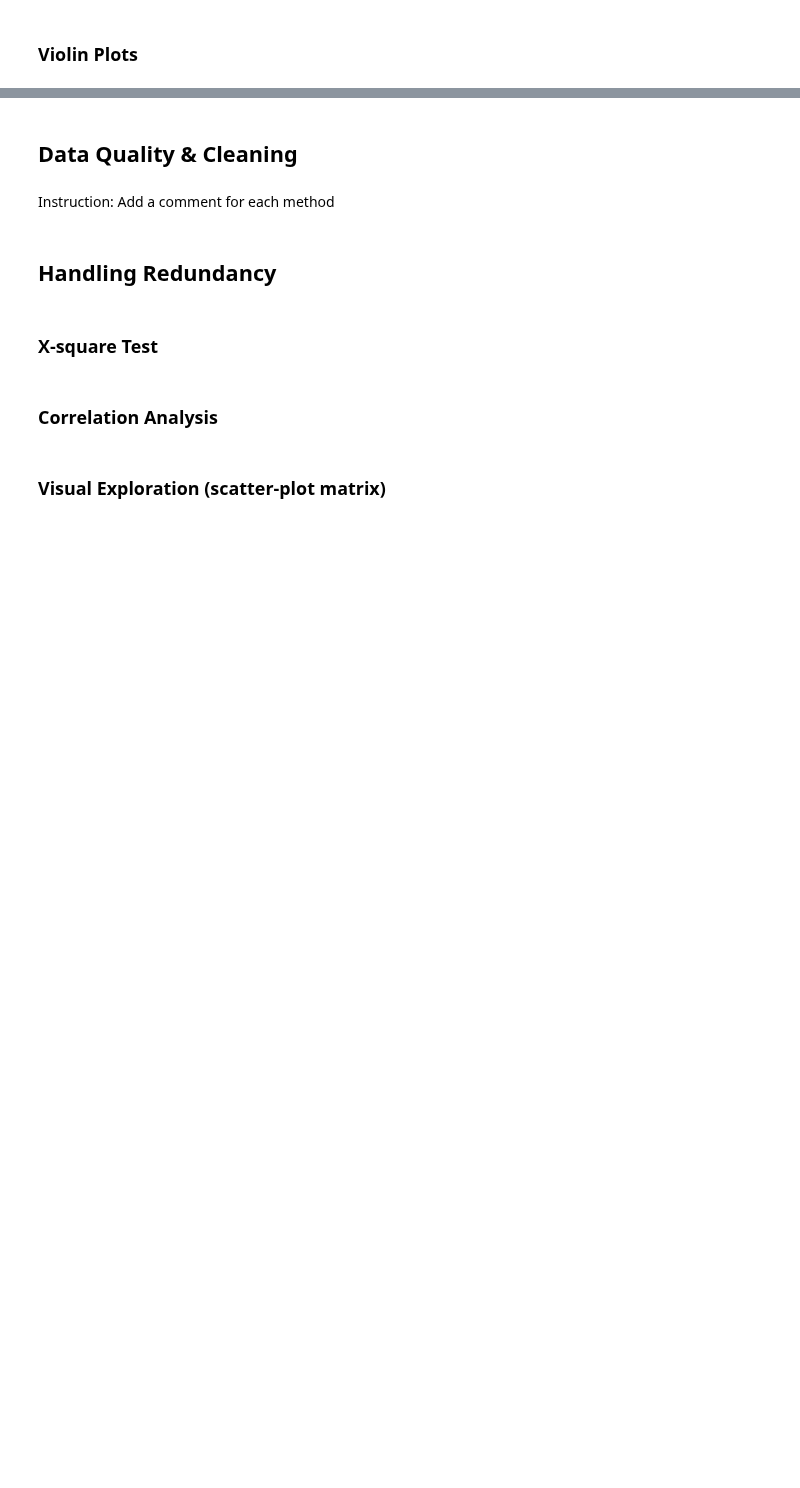
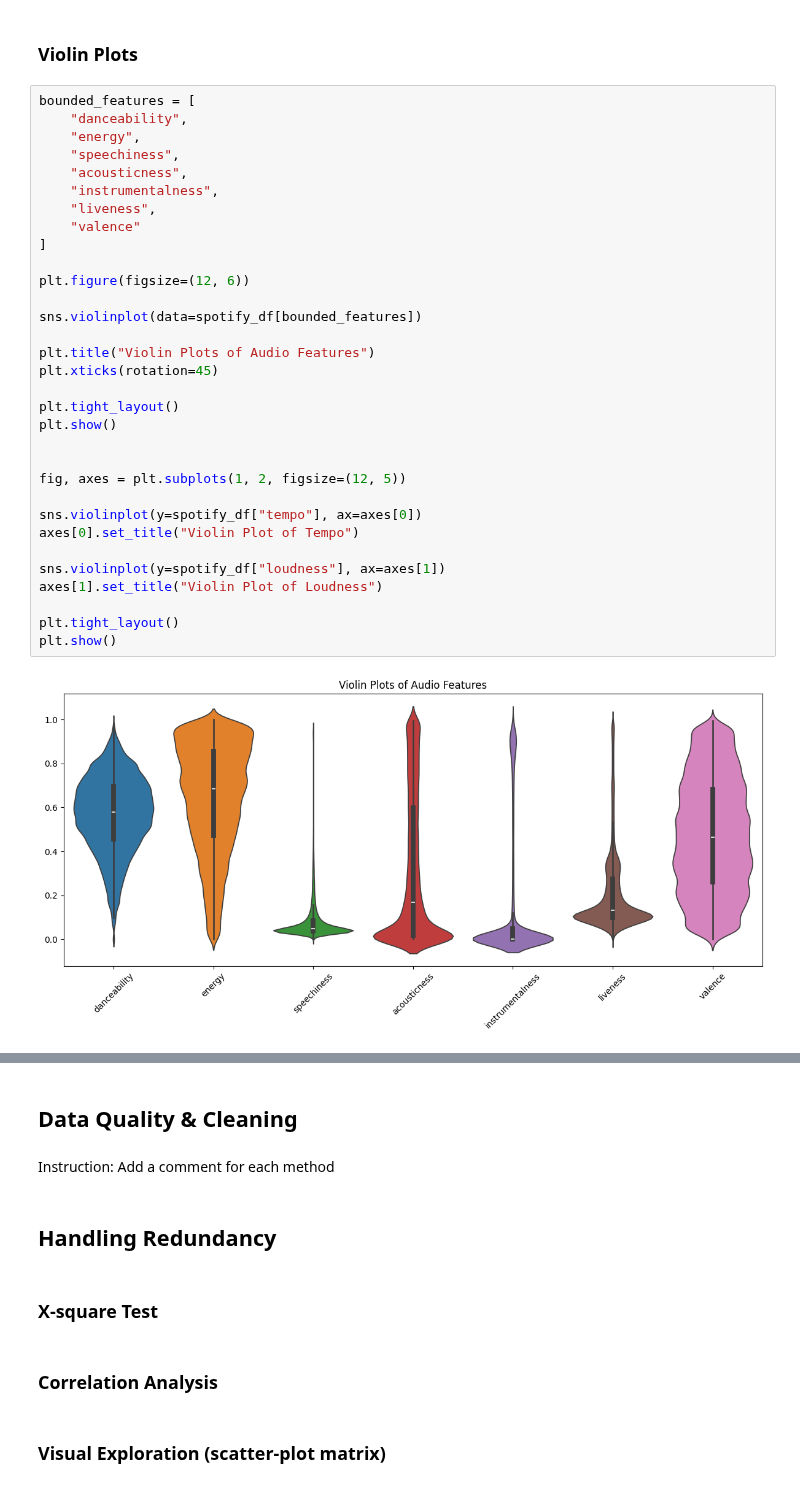
Before and after one commit to alexander-martrain/Song-Data-Mining, a Jupyter notebook: notebooks/project_cluster_cmps451.ipynb, the cells around one changed output, grey strips where cells are left out. Drawn from its saved outputs; the diff is of its cells as text; blank space fills up the shorter version.

```diff
--- a/notebooks/project_cluster_cmps451.ipynb
+++ b/notebooks/project_cluster_cmps451.ipynb
@@ -24,2 +228,36 @@ Run your entire code and save. Then submit this <b>saved</b> copy.
 # %% [markdown]
 ### Violin Plots
+# %%
+bounded_features = [
+    "danceability",
+    "energy",
+    "speechiness",
+    "acousticness",
+    "instrumentalness",
+    "liveness",
+    "valence"
+]
+
+plt.figure(figsize=(12, 6))
+
+sns.violinplot(data=spotify_df[bounded_features])
+
+plt.title("Violin Plots of Audio Features")
+plt.xticks(rotation=45)
+
+plt.tight_layout()
+plt.show()
+
+
+fig, axes = plt.subplots(1, 2, figsize=(12, 5))
+
+sns.violinplot(y=spotify_df["tempo"], ax=axes[0])
+axes[0].set_title("Violin Plot of Tempo")
+
+sns.violinplot(y=spotify_df["loudness"], ax=axes[1])
+axes[1].set_title("Violin Plot of Loudness")
+
+plt.tight_layout()
+plt.show()
+# %% [output]
+[figure, added]
```
Also changed, not shown: parts of 11 cells of this notebook.
